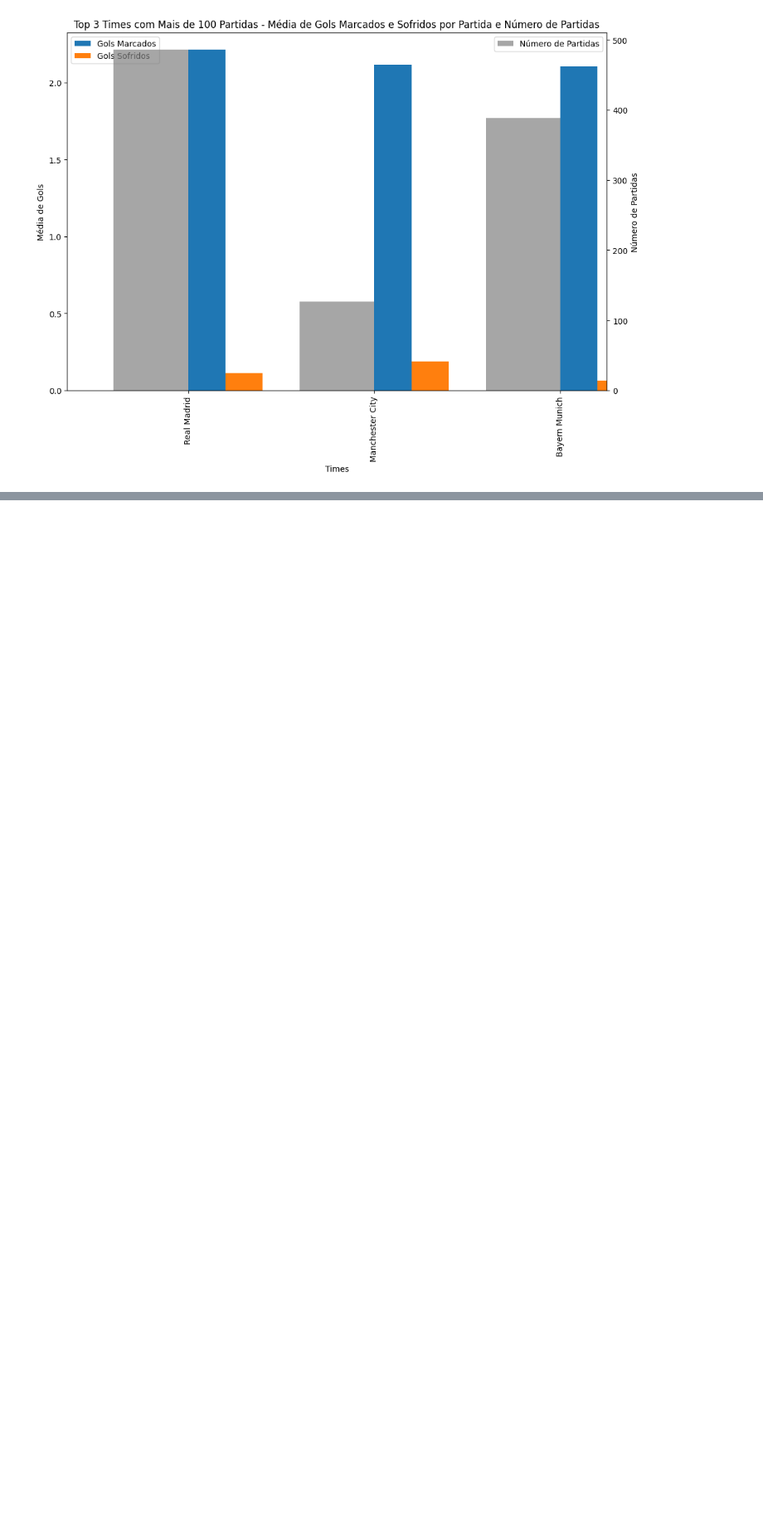
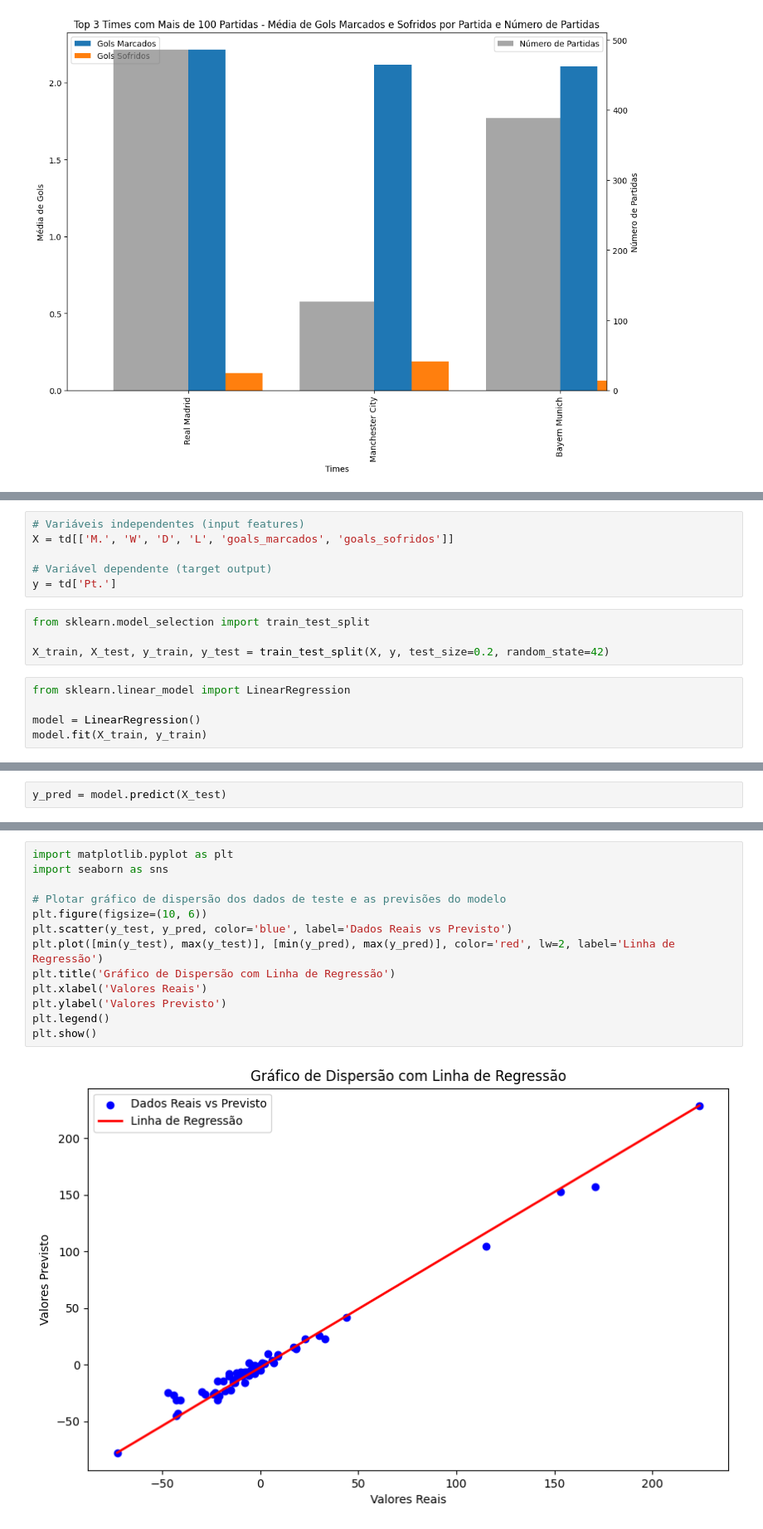
Before and after one commit to TrovaBruno/A3_Inteligencia_Artificial, a Jupyter notebook: Trabalho_A3_Noriega.ipynb, the cells around one changed output, grey strips where cells are left out. Shown at 83% size. Saved outputs shown, nothing was run; the diff lists cells and outputs as text; blank space fills up the shorter version.

```diff
--- a/Trabalho_A3_Noriega.ipynb
+++ b/Trabalho_A3_Noriega.ipynb
@@ -302,0 +371,15 @@ plt.show()
+# %%
+# Variáveis independentes (input features)
+X = td[['M.', 'W', 'D', 'L', 'goals_marcados', 'goals_sofridos']]
+
+# Variável dependente (target output)
+y = td['Pt.']
+# %%
+from sklearn.model_selection import train_test_split
+
+X_train, X_test, y_train, y_test = train_test_split(X, y, test_size=0.2, random_state=42)
+# %%
+from sklearn.linear_model import LinearRegression
+
+model = LinearRegression()
+model.fit(X_train, y_train)
@@ -302,0 +388,2 @@ plt.show()
+# %%
+y_pred = model.predict(X_test)
@@ -302,0 +401,15 @@ plt.show()
+# %%
+import matplotlib.pyplot as plt
+import seaborn as sns
+
+# Plotar gráfico de dispersão dos dados de teste e as previsões do modelo
+plt.figure(figsize=(10, 6))
+plt.scatter(y_test, y_pred, color='blue', label='Dados Reais vs Previsto')
+plt.plot([min(y_test), max(y_test)], [min(y_pred), max(y_pred)], color='red', lw=2, label='Linha de Regressão')
+plt.title('Gráfico de Dispersão com Linha de Regressão')
+plt.xlabel('Valores Reais')
+plt.ylabel('Valores Previsto')
+plt.legend()
+plt.show()
+# %% [output]
+[figure, added]
```
Also changed, not shown: parts of 6 cells of this notebook.
